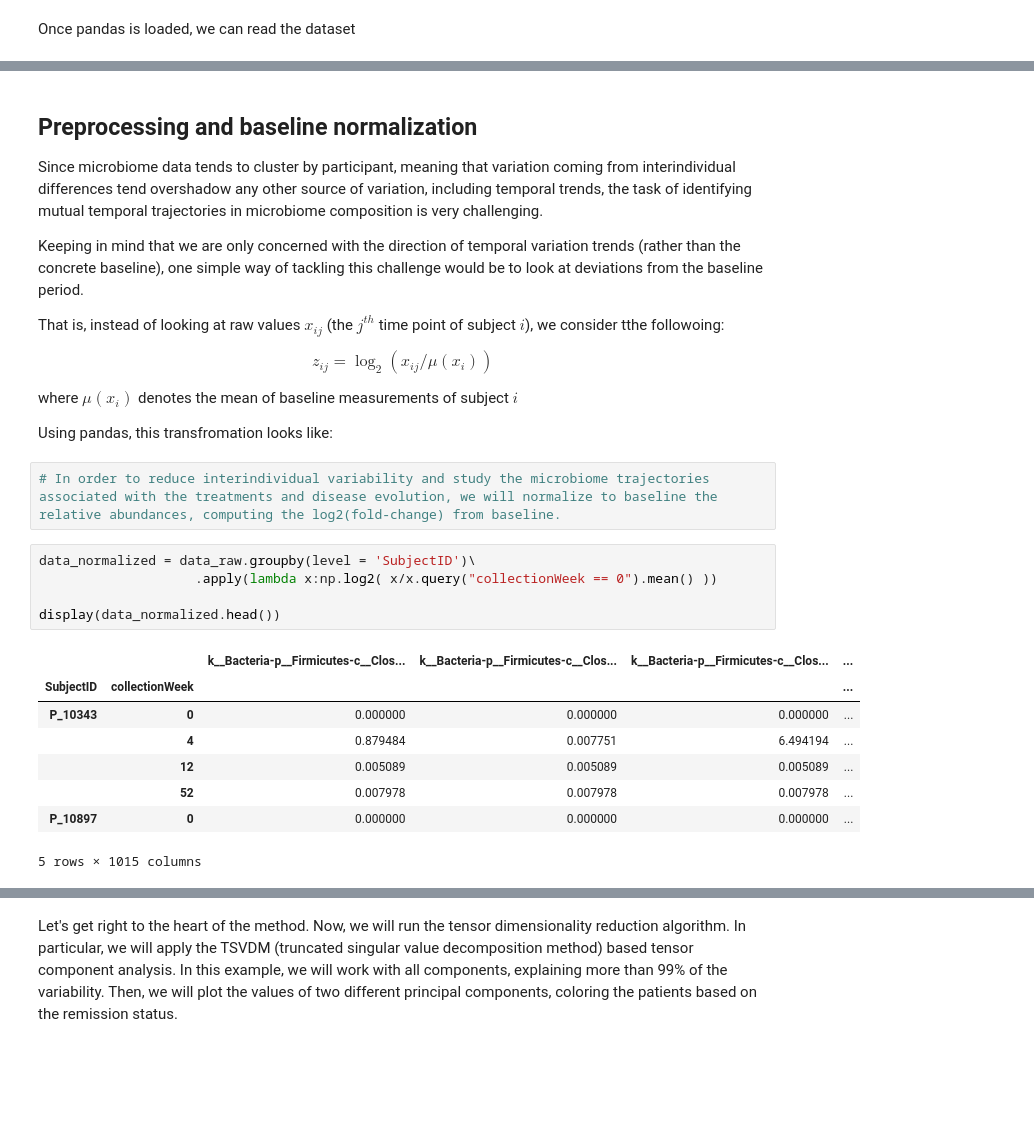
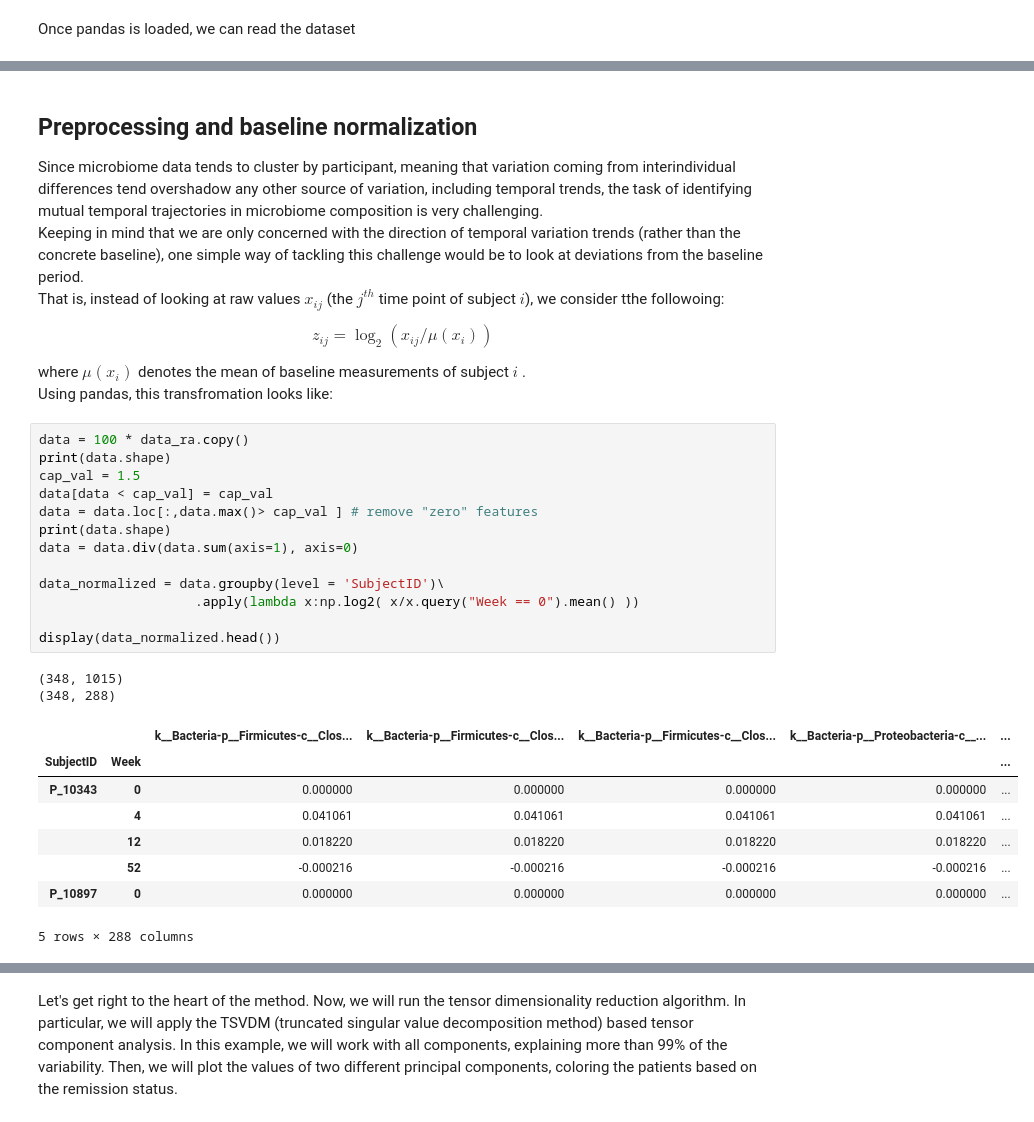
Before and after one commit to UriaMorP/mprod_package, a Jupyter notebook: docs/examples/Schirmer2018.ipynb, the cells around one changed output, grey strips where cells are left out. Drawn from its saved outputs; the diff is of its cells as text; blank space fills up the shorter version.

```diff
--- a/docs/examples/Schirmer2018.ipynb
+++ b/docs/examples/Schirmer2018.ipynb
@@ -64,34 +73,37 @@ display(meta.head())
 # %% [markdown]
 ## Preprocessing and baseline normalization
 
-Since microbiome data tends to cluster by participant, meaning that variation coming from interindividual differences tend overshadow any other source of variation, including temporal trends, the task of identifying mutual temporal trajectories in microbiome composition is very challenging.
-
-Keeping in mind that we are only concerned with the direction of temporal variation trends (rather than the concrete baseline), one simple way of tackling this challenge would be to look at deviations from the baseline period.
-
+Since microbiome data tends to cluster by participant, meaning that variation coming from interindividual differences tend overshadow any other source of variation, including temporal trends, the task of identifying mutual temporal trajectories in microbiome composition is very challenging.<br>
+Keeping in mind that we are only concerned with the direction of temporal variation trends (rather than the concrete baseline), one simple way of tackling this challenge would be to look at deviations from the baseline period.<br>
 That is, instead of looking at raw values $x_{ij}$ (the $j^{th}$ time point of subject $i$), we consider tthe followoing:
-
 
 $$
 z_{ij} = \log_{2}(x_{ij} / \mu(x_{i}) )
 $$
 
-
-where $\mu(x_{i}) $ denotes the mean of baseline measurements of subject $i$
-
+where $\mu ( x_{i} )$ denotes the mean of baseline measurements of subject $i$ . <br>
 Using pandas, this transfromation looks like:
-# %%
-# In order to reduce interindividual variability and study the microbiome trajectories associated with the treatments and disease evolution, we will normalize to baseline the relative abundances, computing the log2(fold-change) from baseline.
-# %%
-data_normalized = data_raw.groupby(level = 'SubjectID')\
-                    .apply(lambda x:np.log2( x/x.query("collectionWeek == 0").mean() ))
-
-display(data_normalized.head())
-# %% [output]
-|  |  | k__Bacteria-p__Firmicutes-c__Clos... | k__Bacteria-p__Firmicutes-c__Clos... | k__Bacteria-p__Firmicutes-c__Clos... | ... |
-| SubjectID | collectionWeek |  |  |  | ... |
-| P_10343 | 0 | 0.000000 | 0.000000 | 0.000000 | ... |
-|  | 4 | 0.879484 | 0.007751 | 6.494194 | ... |
-|  | 12 | 0.005089 | 0.005089 | 0.005089 | ... |
-|  | 52 | 0.007978 | 0.007978 | 0.007978 | ... |
-| P_10897 | 0 | 0.000000 | 0.000000 | 0.000000 | ... |
-5 rows × 1015 columns
+# %%
+data = 100 * data_ra.copy()
+print(data.shape)
+cap_val = 1.5
+data[data < cap_val] = cap_val
+data = data.loc[:,data.max()> cap_val ] # remove "zero" features
+print(data.shape)
+data = data.div(data.sum(axis=1), axis=0)
+
+data_normalized = data.groupby(level = 'SubjectID')\
+                    .apply(lambda x:np.log2( x/x.query("Week == 0").mean() ))
+
+display(data_normalized.head())
+# %% [output]
+(348, 1015)
+(348, 288)
+|  |  | k__Bacteria-p__Firmicutes-c__Clos... | k__Bacteria-p__Firmicutes-c__Clos... | k__Bacteria-p__Firmicutes-c__Clos... | k__Bacteria-p__Proteobacteria-c__... | ... |
+| SubjectID | Week |  |  |  |  | ... |
+| P_10343 | 0 | 0.000000 | 0.000000 | 0.000000 | 0.000000 | ... |
+|  | 4 | 0.041061 | 0.041061 | 0.041061 | 0.041061 | ... |
+|  | 12 | 0.018220 | 0.018220 | 0.018220 | 0.018220 | ... |
+|  | 52 | -0.000216 | -0.000216 | -0.000216 | -0.000216 | ... |
+| P_10897 | 0 | 0.000000 | 0.000000 | 0.000000 | 0.000000 | ... |
+5 rows × 288 columns
```
Also changed, not shown: parts of 13 cells of this notebook, 11 other files.
